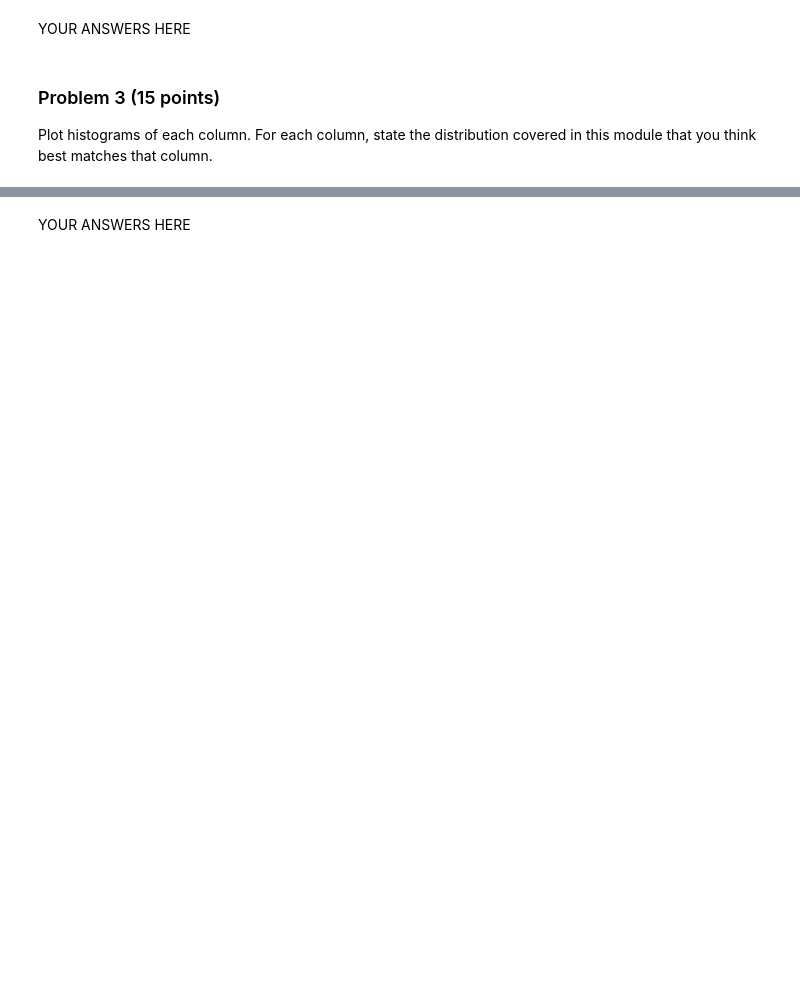
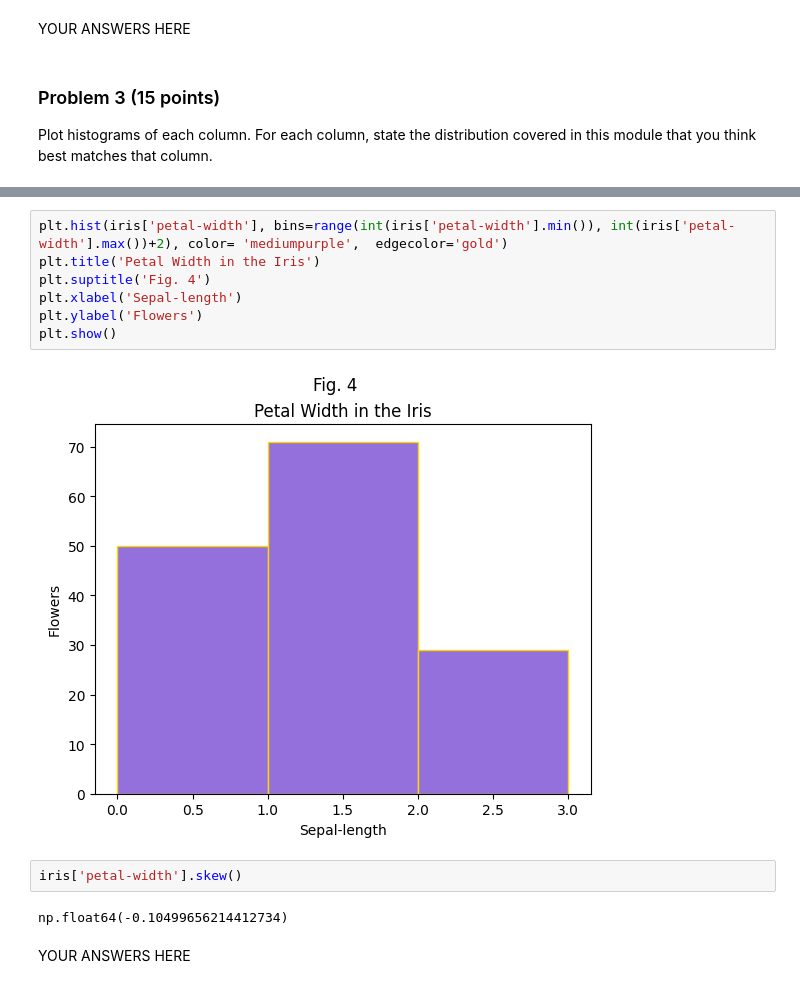
Before and after one commit to manningdbu/dx601-project-Manning, a Jupyter notebook: final_project.ipynb, the cells around one changed output, grey strips where cells are left out. Cells and saved outputs as stored; diff of their text form; blank space fills up the shorter version.

```diff
--- a/final_project.ipynb
+++ b/final_project.ipynb
@@ -167,2 +215,15 @@ For each column, state the distribution covered in this module that you think be
+# %%
+plt.hist(iris['petal-width'], bins=range(int(iris['petal-width'].min()), int(iris['petal-width'].max())+2), color= 'mediumpurple',  edgecolor='gold')
+plt.title('Petal Width in the Iris')
+plt.suptitle('Fig. 4')
+plt.xlabel('Sepal-length')
+plt.ylabel('Flowers')
+plt.show()
+# %% [output]
+[figure, added]
+# %%
+iris['petal-width'].skew()
+# %% [output]
+np.float64(-0.10499656214412734)
 # %% [markdown]
 YOUR ANSWERS HERE
```
Also changed, not shown: parts of 20 cells of this notebook.
